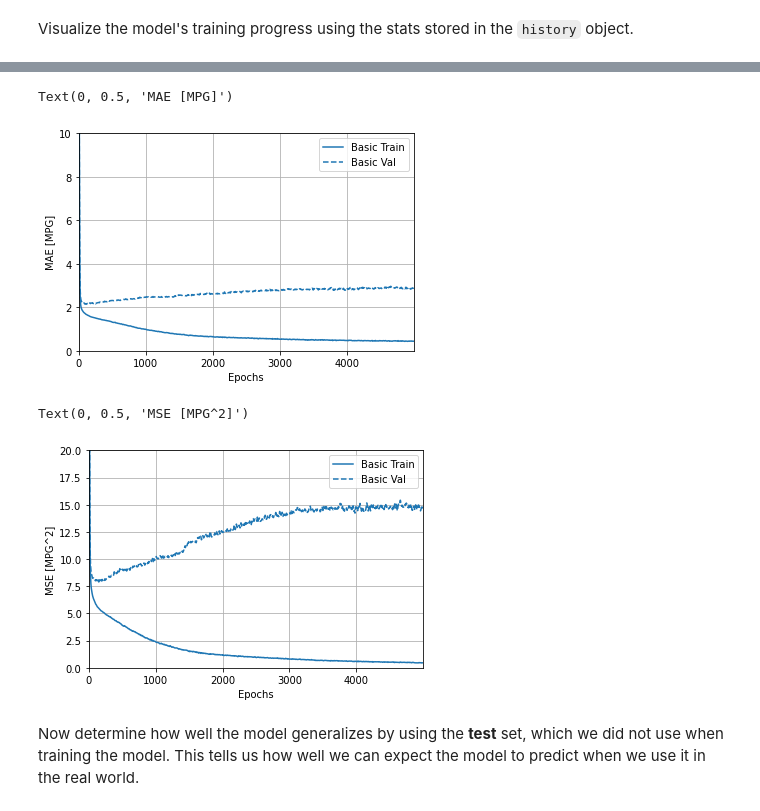
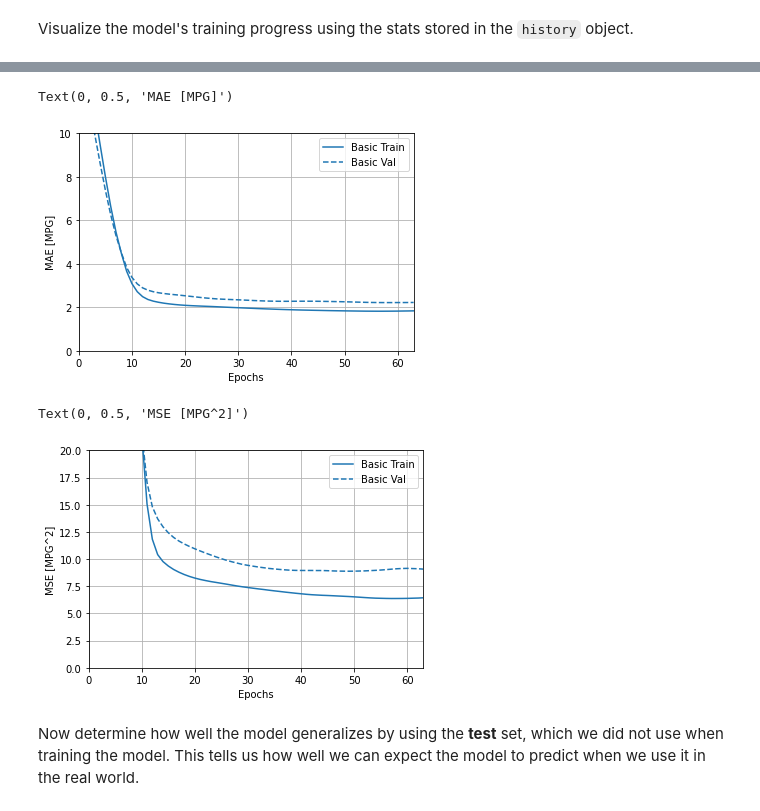
Before and after one commit to mehrotrasan16/Keras-Deep-Learning, a Jupyter notebook: 01_regression_fuel_eff.ipynb, the cells around one changed output, grey strips where cells are left out. Saved outputs shown, nothing was run; the diff lists cells and outputs as text; code cells hidden in the pictures.

```diff
--- a/01_regression_fuel_eff.ipynb
+++ b/01_regression_fuel_eff.ipynb
@@ -258,7 +258,8 @@ _ = plt.plot(lims, lims)
 #YOU CAN ALSO CHANGE THE MODEL TRAINING PARAMETERS BELOW
 model = keras.Sequential([
                           layers.Dense(64,activation='relu',input_shape=[len(train_dataset.keys())]),
-                          layers.Dense(16,activation='relu'),
+                          layers.Dense(64,activation='relu'),
+                          layers.Dense(64,activation='relu'),
                           layers.Dense(1)
 ])
 optimizer = tf.keras.optimizers.RMSprop(0.001)
@@ -269,7 +270,7 @@ model.compile(loss='mse',optimizer=optimizer,metrics=['mae','mse'])
 
 Train the model for 1000 epochs, and record the training and validation accuracy in the `history` object.
 # %%
-early_stop=keras.callbacks.EarlyStopping(monitor='val_loss',patience=5)
+early_stop=keras.callbacks.EarlyStopping(monitor='val_loss',patience=10)
 # %%
 EPOCHS = 1000
 
@@ -296,19 +297,19 @@ hist.tail()
 # %%
 plotter = tfdocs.plots.HistoryPlotter(smoothing_std=2)
 # %%
-plotter.plot({'Basic': history}, metric = "mae")
+plotter.plot({'Basic': early_history}, metric = "mae")
 plt.ylim([0, 10])
 plt.ylabel('MAE [MPG]')
 # %% [output]
 Text(0, 0.5, 'MAE [MPG]')
-[figure, old version]
+[figure, new version]
 # %%
-plotter.plot({'Basic': history}, metric = "mse")
+plotter.plot({'Basic': early_history}, metric = "mse")
 plt.ylim([0, 20])
 plt.ylabel('MSE [MPG^2]')
 # %% [output]
 Text(0, 0.5, 'MSE [MPG^2]')
-[figure, old version]
+[figure, new version]
 # %% [markdown]
 Now determine how well the model generalizes by using the **test** set, which we did not use when training the model.  This tells us how well we can expect the model to predict when we use it in the real world.
 # %%
```
Also changed, not shown: parts of 12 cells of this notebook.
